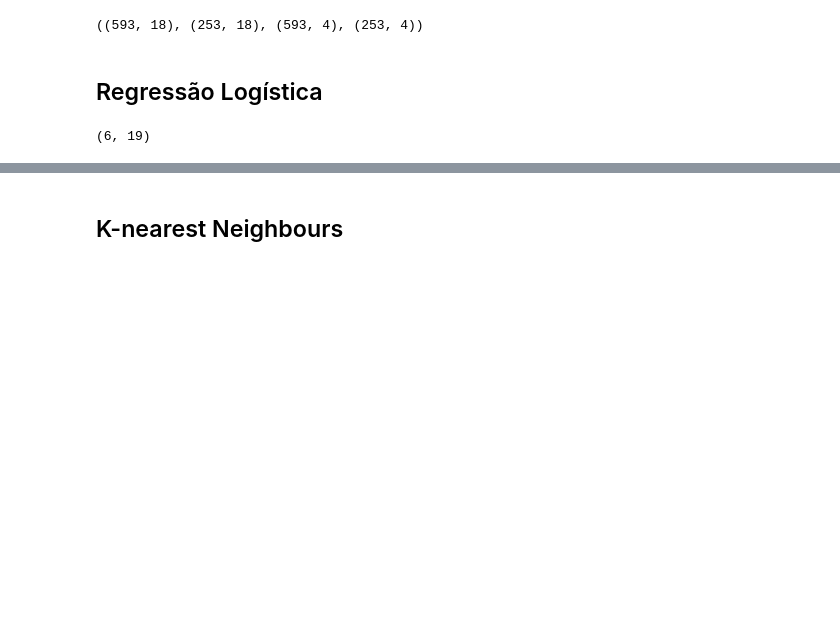
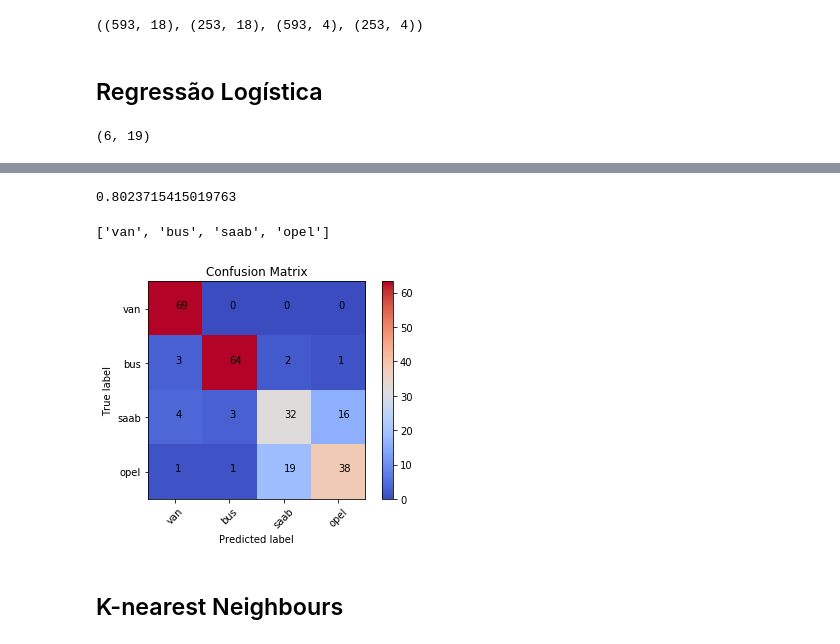
Before and after one commit to RafaelGoncalves8/machine-learning, a Jupyter notebook: 2-linear-classification/deliver/EFC2 - Linear classificartion.ipynb, the cells around one changed output, grey strips where cells are left out. Cells and saved outputs as stored; diff of their text form; code cells hidden in the pictures; blank space fills up the shorter version.

Commit message:
Create confusion matrix.

```diff
--- a/2-linear-classification/deliver/EFC2 - Linear classificartion.ipynb
+++ b/2-linear-classification/deliver/EFC2 - Linear classificartion.ipynb
@@ -430,7 +424,7 @@ def one_vs_one(Phi, W):
         ans.append(np.argmax(e))
     return ans
 # %%
-y_hat = one_vs_one(Phi_train, W)
+y_hat = one_vs_one(Phi_test, W)
 # %%
 Y_hat = np.zeros((len(y), len(classes)))
 for i, e in enumerate(y):
@@ -446,0 +439,33 @@ J(Y_hat, Y_train)
+# %%
+y = np.argmax(Y_test, 1)
+sum((y == np.array(y_hat)))/y.shape[0]
+# %% [output]
+0.8023715415019763
+# %%
+def confusion(y_hat, y, n_classes):
+    ans = np.zeros((n_classes, n_classes))
+    for i, (e, f) in enumerate(zip(y, y_hat)):
+        ans[e][f] += 1
+    return ans
+# %%
+print(classes)
+cm = confusion(y_hat, y, len(classes))
+# %% [output]
+['van', 'bus', 'saab', 'opel']
+# %%
+N = len(y)/4
+cax = plt.imshow(cm, interpolation='nearest', cmap=plt.cm.coolwarm, vmin=0, vmax=N)
+classNames = classes
+plt.title('Confusion Matrix')
+plt.ylabel('True label')
+plt.xlabel('Predicted label')
+tick_marks = np.arange(len(classNames))
+plt.xticks(tick_marks, classNames, rotation=45)
+plt.yticks(tick_marks, classNames)
+for i, e in enumerate(cm):
+    for j, f in enumerate(e):
+        plt.text(j,i, str(int(cm[i][j])))
+plt.colorbar(cax)
+plt.show()
+# %% [output]
+[figure, added]
```
Also changed, not shown: parts of 15 cells of this notebook, 5 other files.
